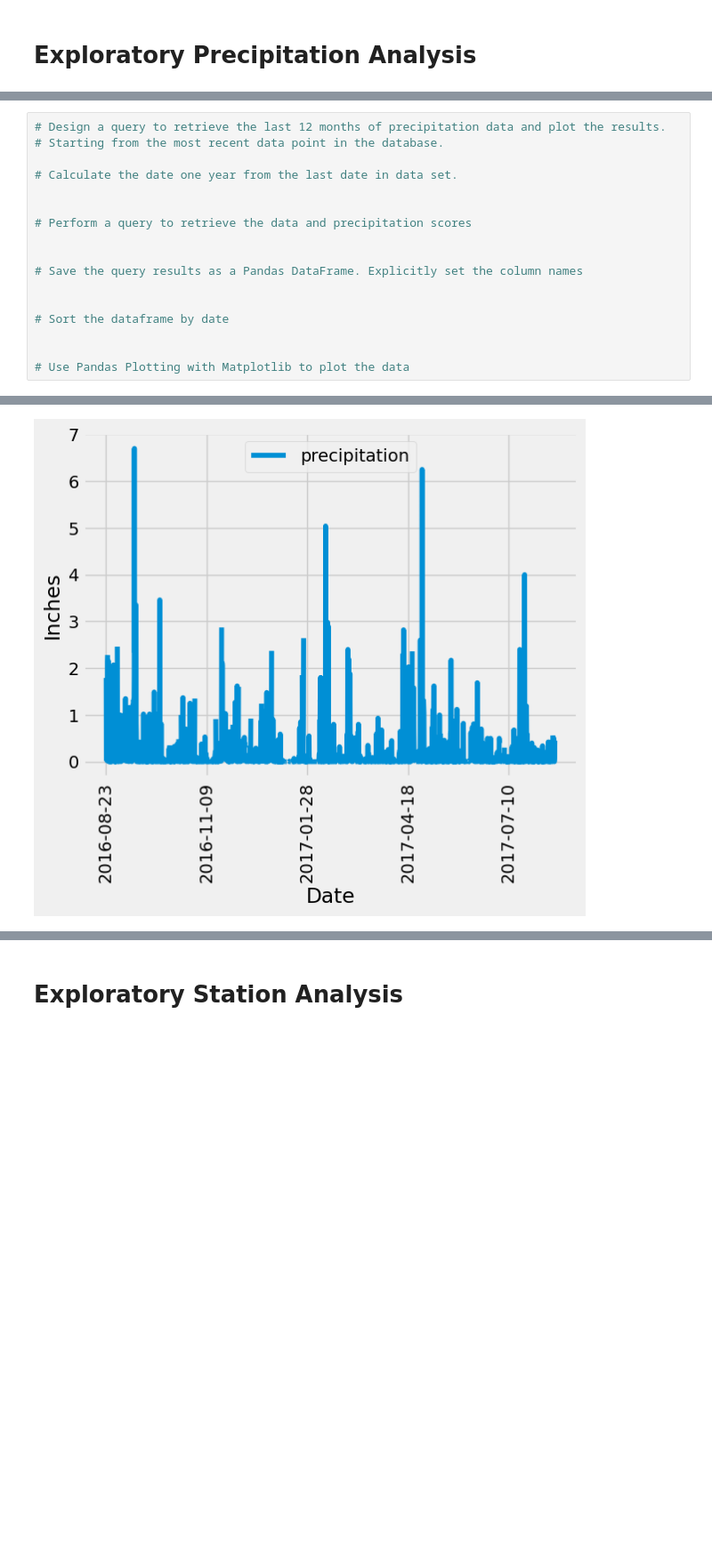
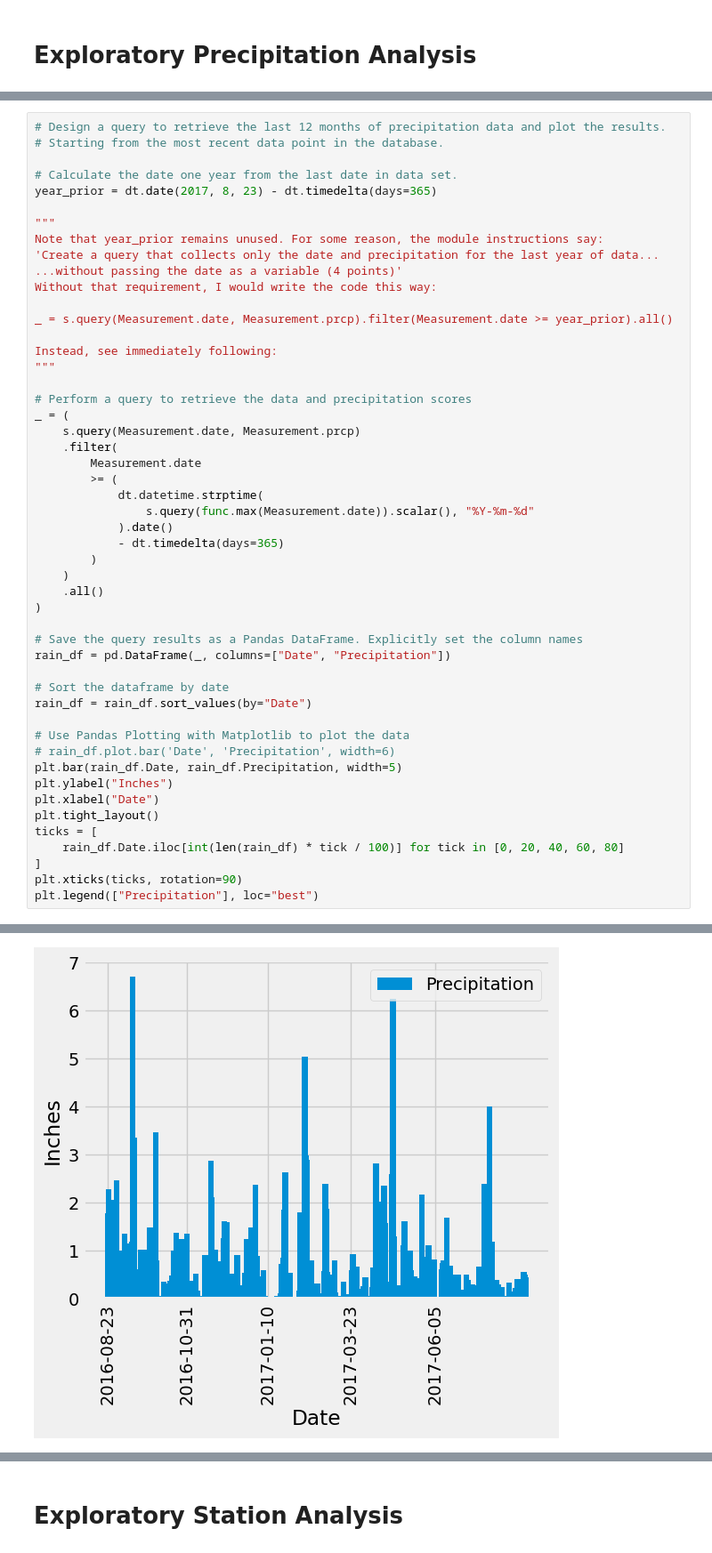
Before and after one commit to johbry17/10-sqlalchemy-challenge, a Jupyter notebook: climate.ipynb, the cells around one changed output, grey strips where cells are left out. Shown: that part at 89% size. Drawn from its saved outputs; the diff is of its cells as text; blank space fills up the shorter version.

```diff
--- a/climate.ipynb
+++ b/climate.ipynb
@@ -46,16 +74,49 @@ s = Session(engine)
 # Starting from the most recent data point in the database.
 
 # Calculate the date one year from the last date in data set.
+year_prior = dt.date(2017, 8, 23) - dt.timedelta(days=365)
 
+"""
+Note that year_prior remains unused. For some reason, the module instructions say:
+'Create a query that collects only the date and precipitation for the last year of data...
+...without passing the date as a variable (4 points)'
+Without that requirement, I would write the code this way:
+
+_ = s.query(Measurement.date, Measurement.prcp).filter(Measurement.date >= year_prior).all()
+
+Instead, see immediately following:
+"""
 
 # Perform a query to retrieve the data and precipitation scores
-
+_ = (
+    s.query(Measurement.date, Measurement.prcp)
+    .filter(
+        Measurement.date
+        >= (
+            dt.datetime.strptime(
+                s.query(func.max(Measurement.date)).scalar(), "%Y-%m-%d"
+            ).date()
+            - dt.timedelta(days=365)
+        )
+    )
+    .all()
+)
 
 # Save the query results as a Pandas DataFrame. Explicitly set the column names
-
+rain_df = pd.DataFrame(_, columns=["Date", "Precipitation"])
 
 # Sort the dataframe by date
-
+rain_df = rain_df.sort_values(by="Date")
 
 # Use Pandas Plotting with Matplotlib to plot the data
+# rain_df.plot.bar('Date', 'Precipitation', width=6)
+plt.bar(rain_df.Date, rain_df.Precipitation, width=5)
+plt.ylabel("Inches")
+plt.xlabel("Date")
+plt.tight_layout()
+ticks = [
+    rain_df.Date.iloc[int(len(rain_df) * tick / 100)] for tick in [0, 20, 40, 60, 80]
+]
+plt.xticks(ticks, rotation=90)
+plt.legend(["Precipitation"], loc="best")
 # %% [output]
@@ -63,3 +124,3 @@ Text(0, 0.5, 'Inches')
-[figure, old version]
+[figure, new version]
 # %%
 # Use Pandas to calculate the summary statistics for the precipitation data
```
Also changed, not shown: parts of 14 cells of this notebook.
